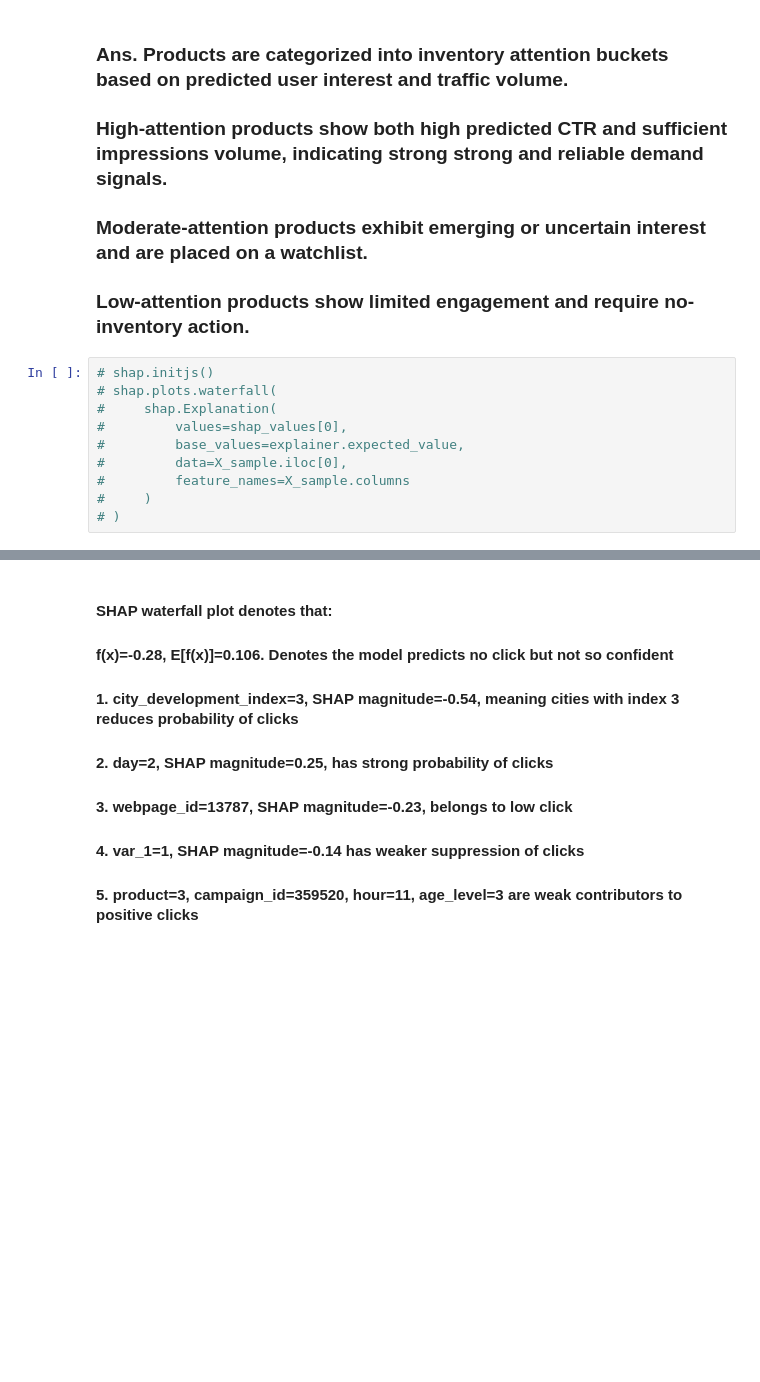
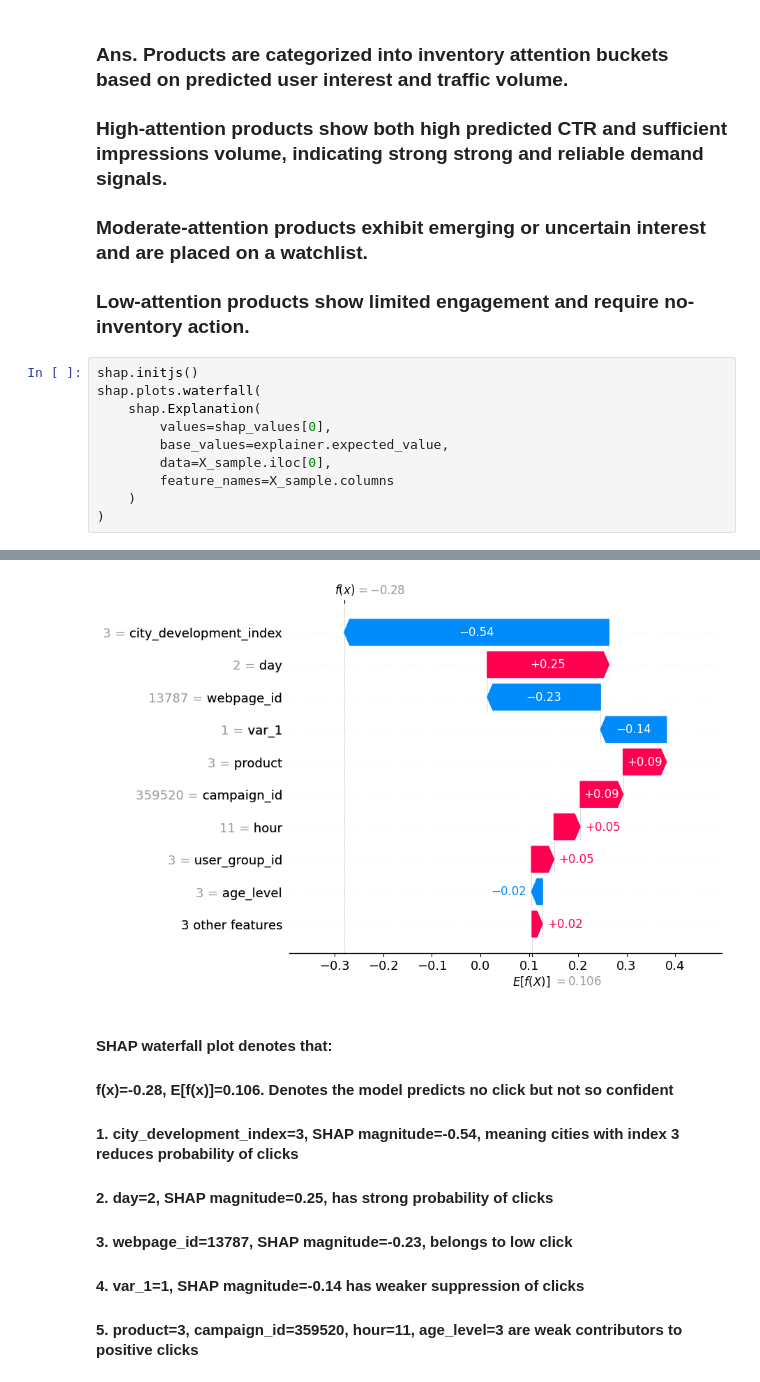
Before and after one commit to krishnasaijoga/ScalerCaseStudies, a Jupyter notebook: AdClickPredCS.ipynb, the cells around one changed output, grey strips where cells are left out. Saved outputs shown, nothing was run; the diff lists cells and outputs as text; blank space fills up the shorter version.

```diff
--- a/AdClickPredCS.ipynb
+++ b/AdClickPredCS.ipynb
@@ -1133,12 +1133,13 @@ product_ctr.sort_values(by='predXimpressions', ascending=False)
 ### **Moderate-attention products exhibit emerging or uncertain interest and are placed on a watchlist.**
 ### **Low-attention products show limited engagement and require no-inventory action.**
 # %%
-# shap.initjs()
-# shap.plots.waterfall(
-#     shap.Explanation(
-#         values=shap_values[0],
-#         base_values=explainer.expected_value,
-#         data=X_sample.iloc[0],
-#         feature_names=X_sample.columns
-#     )
-# )
+shap.initjs()
+shap.plots.waterfall(
+    shap.Explanation(
+        values=shap_values[0],
+        base_values=explainer.expected_value,
+        data=X_sample.iloc[0],
+        feature_names=X_sample.columns
+    )
+)
+# %% [output]
@@ -1145,3 +1147,4 @@ product_ctr.sort_values(by='predXimpressions', ascending=False)
+[figure, added]
 # %% [markdown]
 #### SHAP waterfall plot denotes that:
 #### f(x)=-0.28, E[f(x)]=0.106. Denotes the model predicts no click but not so confident
```
Also changed, not shown: parts of 1 cell of this notebook.
